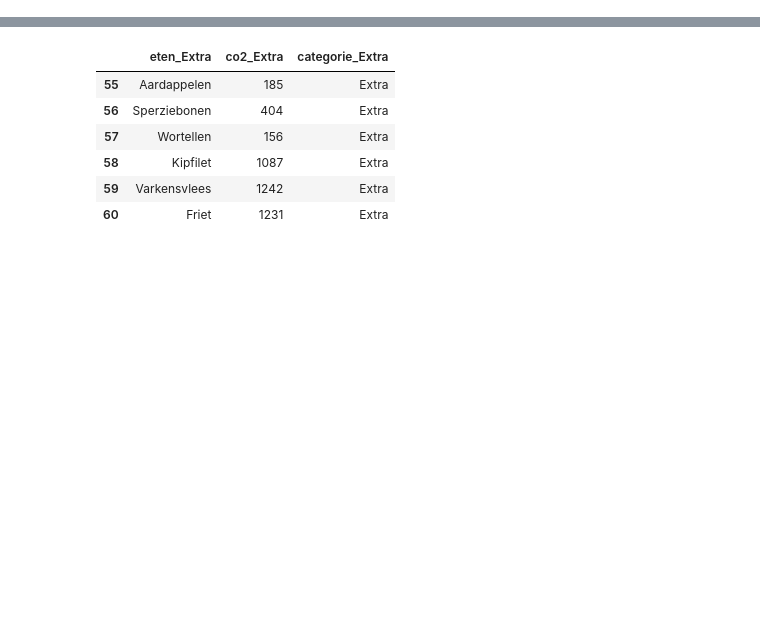
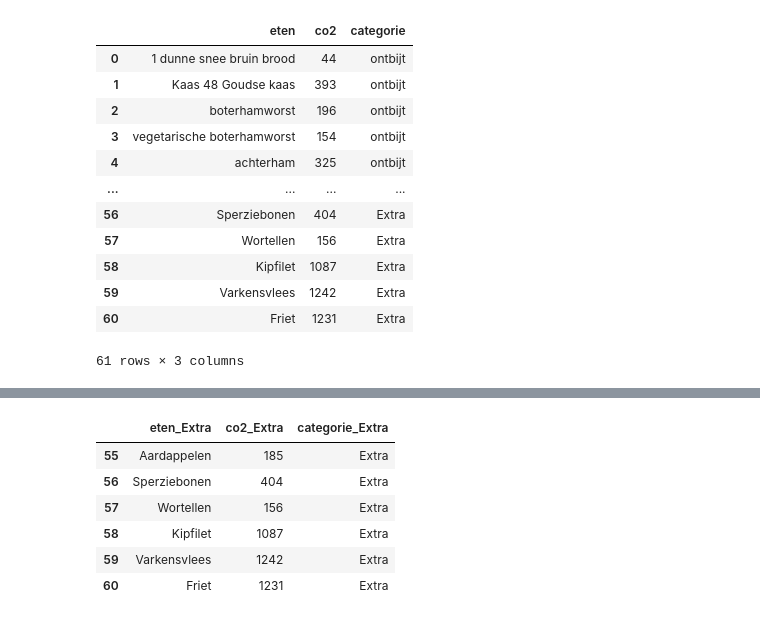
Before and after one commit to Non-dual-being/Panda_Plotting, a Jupyter notebook: pizzapunten.ipynb, the cells around one changed output, grey strips where cells are left out. Saved outputs shown, nothing was run; the diff lists cells and outputs as text; code cells hidden in the pictures; blank space fills up the shorter version.

```diff
--- a/pizzapunten.ipynb
+++ b/pizzapunten.ipynb
@@ -1,11 +1,32 @@
 # %%
 
 
 import pandas as pd
 import itertools as it
+import os
 
-path4 =r"C:\Users\Stichting GeoFort\Documents\0. Coding\G. GeoFort\totaal.xlsx"
+base_path = os.getcwd()
 
-df = pd.read_excel(path4)
+file_name = "totaal.xlsx"
+
+path = os.path.join(base_path, file_name)
+
+df = pd.read_excel(path)
+
+df
+# %% [output]
+|  | eten | co2 | categorie |
+| 0 | 1 dunne snee bruin brood | 44 | ontbijt |
+| 1 | Kaas 48 Goudse kaas | 393 | ontbijt |
+| 2 | boterhamworst | 196 | ontbijt |
+| 3 | vegetarische boterhamworst | 154 | ontbijt |
+| 4 | achterham | 325 | ontbijt |
+| ... | ... | ... | ... |
+| 56 | Sperziebonen | 404 | Extra |
+| 57 | Wortellen | 156 | Extra |
+| 58 | Kipfilet | 1087 | Extra |
+| 59 | Varkensvlees | 1242 | Extra |
+| 60 | Friet | 1231 | Extra |
+61 rows × 3 columns
 # %%
 GroupedCat = df.groupby(by='categorie')
```
Also changed, not shown: parts of 4 cells of this notebook.
